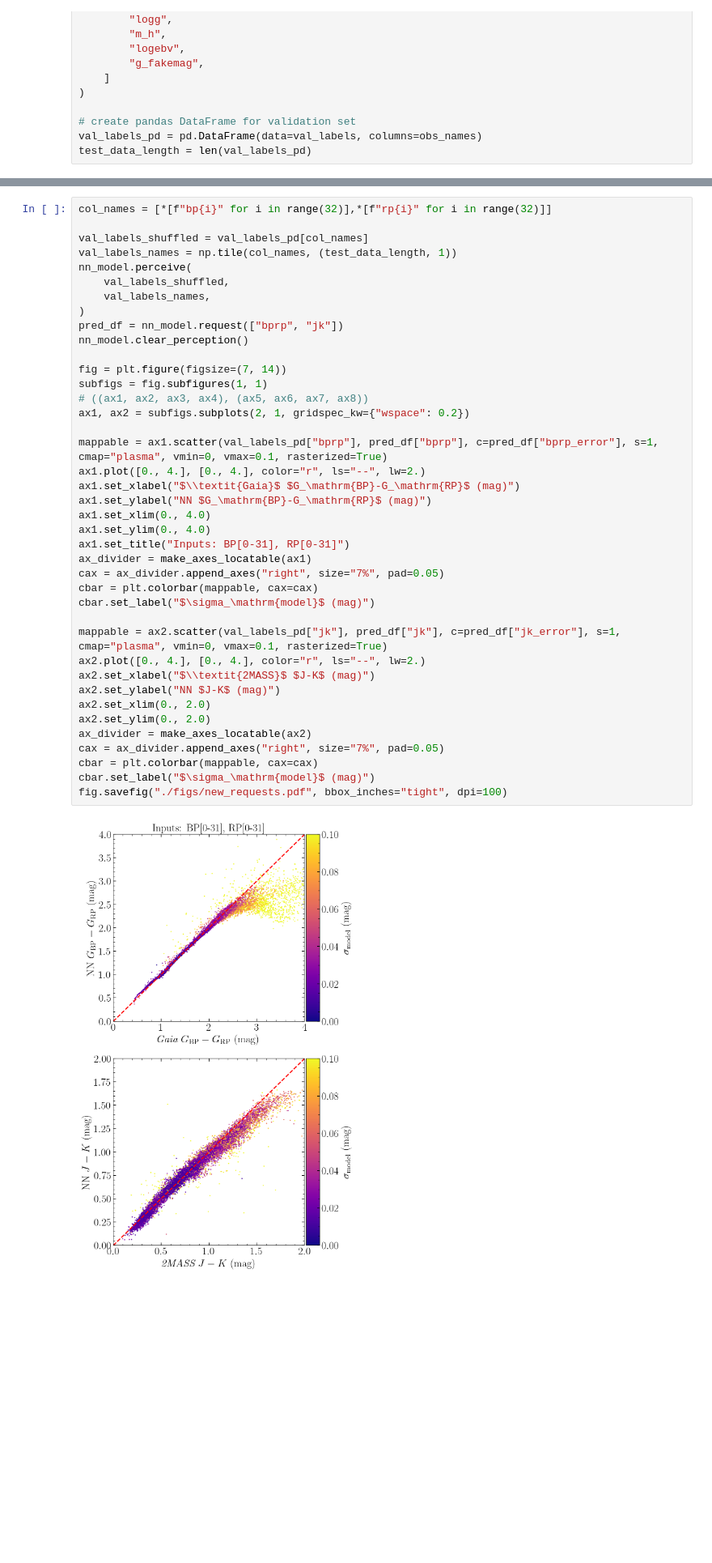
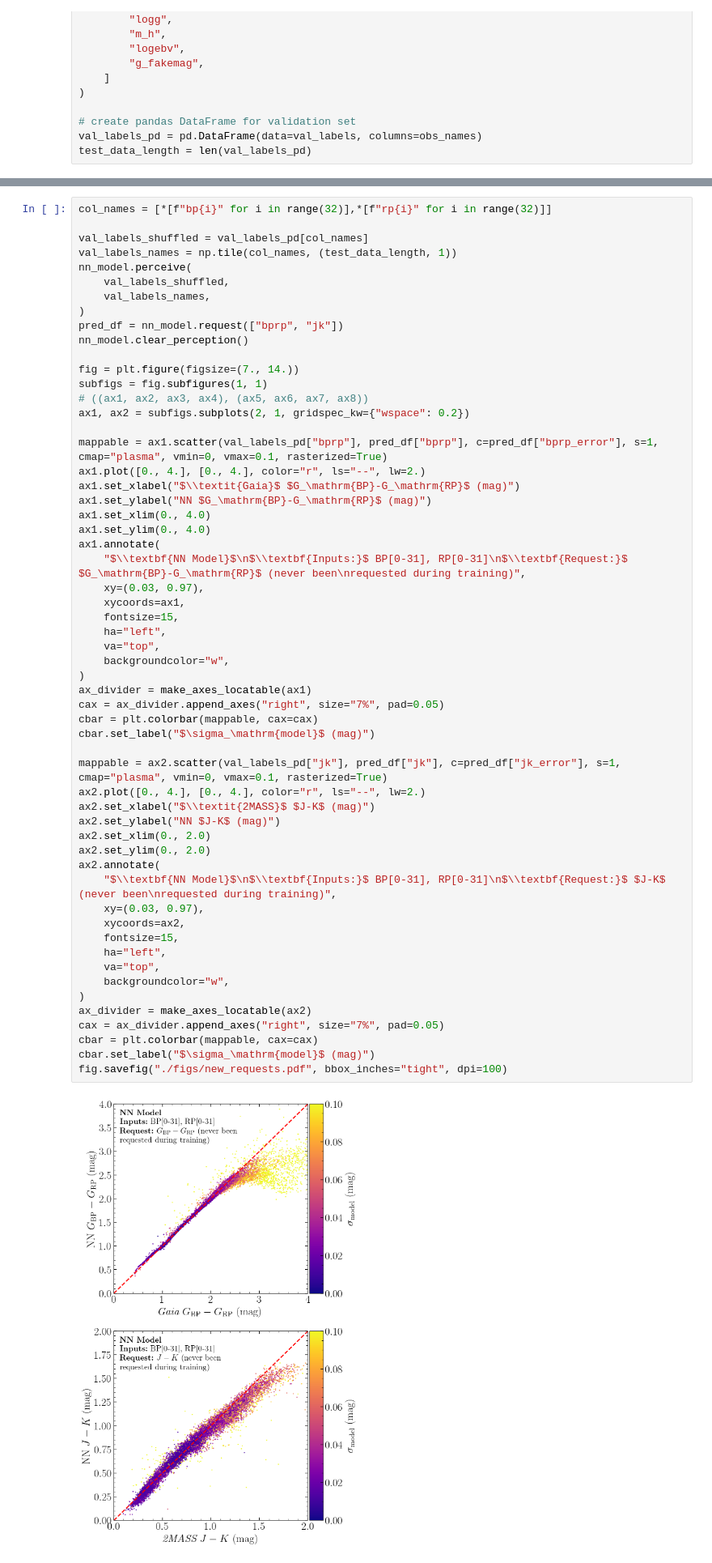
Before and after one commit to henrysky/astroNN_stars_foundation, a Jupyter notebook: Inference_Spec2Labels.ipynb, the cells around one changed output, grey strips where cells are left out. Shown at 81% size. Drawn from its saved outputs; the diff is of its cells as text; blank space fills up the shorter version.

```diff
--- a/Inference_Spec2Labels.ipynb
+++ b/Inference_Spec2Labels.ipynb
@@ -397,33 +740,50 @@ nn_model.perceive(
 pred_df = nn_model.request(["bprp", "jk"])
 nn_model.clear_perception()
 
-fig = plt.figure(figsize=(7, 14))
+fig = plt.figure(figsize=(7., 14.))
 subfigs = fig.subfigures(1, 1)
 # ((ax1, ax2, ax3, ax4), (ax5, ax6, ax7, ax8))
 ax1, ax2 = subfigs.subplots(2, 1, gridspec_kw={"wspace": 0.2})
 
 mappable = ax1.scatter(val_labels_pd["bprp"], pred_df["bprp"], c=pred_df["bprp_error"], s=1, cmap="plasma", vmin=0, vmax=0.1, rasterized=True)
 ax1.plot([0., 4.], [0., 4.], color="r", ls="--", lw=2.)
 ax1.set_xlabel("$\\textit{Gaia}$ $G_\mathrm{BP}-G_\mathrm{RP}$ (mag)")
 ax1.set_ylabel("NN $G_\mathrm{BP}-G_\mathrm{RP}$ (mag)")
 ax1.set_xlim(0., 4.0)
 ax1.set_ylim(0., 4.0)
-ax1.set_title("Inputs: BP[0-31], RP[0-31]")
+ax1.annotate(
+    "$\\textbf{NN Model}$\n$\\textbf{Inputs:}$ BP[0-31], RP[0-31]\n$\\textbf{Request:}$ $G_\mathrm{BP}-G_\mathrm{RP}$ (never been\nrequested during training)",
+    xy=(0.03, 0.97),
+    xycoords=ax1,
+    fontsize=15,
+    ha="left",
+    va="top",
+    backgroundcolor="w",
+)
 ax_divider = make_axes_locatable(ax1)
 cax = ax_divider.append_axes("right", size="7%", pad=0.05)
 cbar = plt.colorbar(mappable, cax=cax)
 cbar.set_label("$\sigma_\mathrm{model}$ (mag)")
 
 mappable = ax2.scatter(val_labels_pd["jk"], pred_df["jk"], c=pred_df["jk_error"], s=1, cmap="plasma", vmin=0, vmax=0.1, rasterized=True)
 ax2.plot([0., 4.], [0., 4.], color="r", ls="--", lw=2.)
 ax2.set_xlabel("$\\textit{2MASS}$ $J-K$ (mag)")
 ax2.set_ylabel("NN $J-K$ (mag)")
 ax2.set_xlim(0., 2.0)
 ax2.set_ylim(0., 2.0)
+ax2.annotate(
+    "$\\textbf{NN Model}$\n$\\textbf{Inputs:}$ BP[0-31], RP[0-31]\n$\\textbf{Request:}$ $J-K$ (never been\nrequested during training)",
+    xy=(0.03, 0.97),
+    xycoords=ax2,
+    fontsize=15,
+    ha="left",
+    va="top",
+    backgroundcolor="w",
+)
 ax_divider = make_axes_locatable(ax2)
 cax = ax_divider.append_axes("right", size="7%", pad=0.05)
 cbar = plt.colorbar(mappable, cax=cax)
 cbar.set_label("$\sigma_\mathrm{model}$ (mag)")
 fig.savefig("./figs/new_requests.pdf", bbox_inches="tight", dpi=100)
 # %% [output]
-[figure, old version]
+[figure, new version]
```
Also changed, not shown: parts of 3 cells of this notebook, 10 other files.
